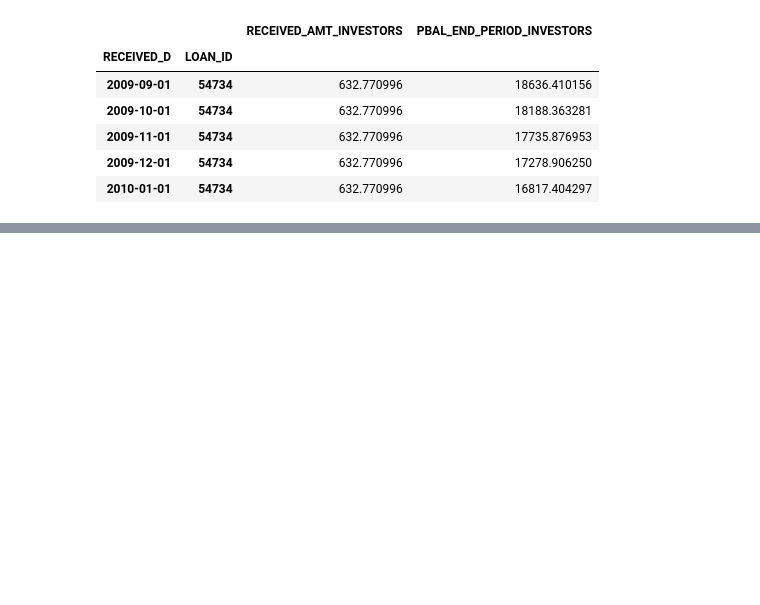
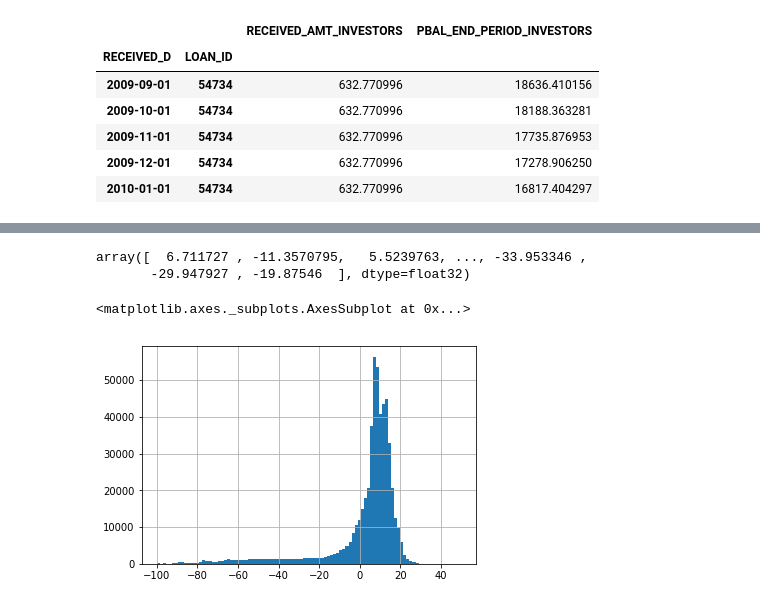
Before and after one commit to Booleans/consumer-loan-investment-strategy-simulator, a Jupyter notebook: AWS-portfolio-simulation.ipynb, the cells around one changed output, grey strips where cells are left out. Saved outputs shown, nothing was run; the diff lists cells and outputs as text; code cells hidden in the pictures; blank space fills up the shorter version.

```diff
--- a/AWS-portfolio-simulation.ipynb
+++ b/AWS-portfolio-simulation.ipynb
@@ -178,0 +392,11 @@ test.to_pickle('data/cleaned_payments_data_indexed.pkl.bz2', compression='bz2')
+# %%
+test_predictions
+# %% [output]
+array([  6.711727 , -11.3570795,   5.5239763, ..., -33.953346 ,
+       -29.947927 , -19.87546  ], dtype=float32)
+# %%
+model_rfc = RandomForestRegressor(n_jobs=-1)
+model_rfc.fit(X_train, y_train)
+# %%
+test_predictions = model_rfc.predict(X_test)
+train_predictions = model_rfc.predict(X_train)
@@ -178,0 +407,11 @@ test.to_pickle('data/cleaned_payments_data_indexed.pkl.bz2', compression='bz2')
+# %%
+copy_training = X_train.copy(deep=True)
+copy_testing = X_test.copy(deep=True)
+# %%
+copy_training['predicted_roi'] = train_predictions
+copy_testing['predicted_roi'] = test_predictions
+# %%
+copy_training['predicted_roi'].hist(bins=100)
+# %% [output]
+<matplotlib.axes._subplots.AxesSubplot at 0x...>
+[figure, added]
```
Also changed, not shown: parts of 34 cells of this notebook, 3 other files.
